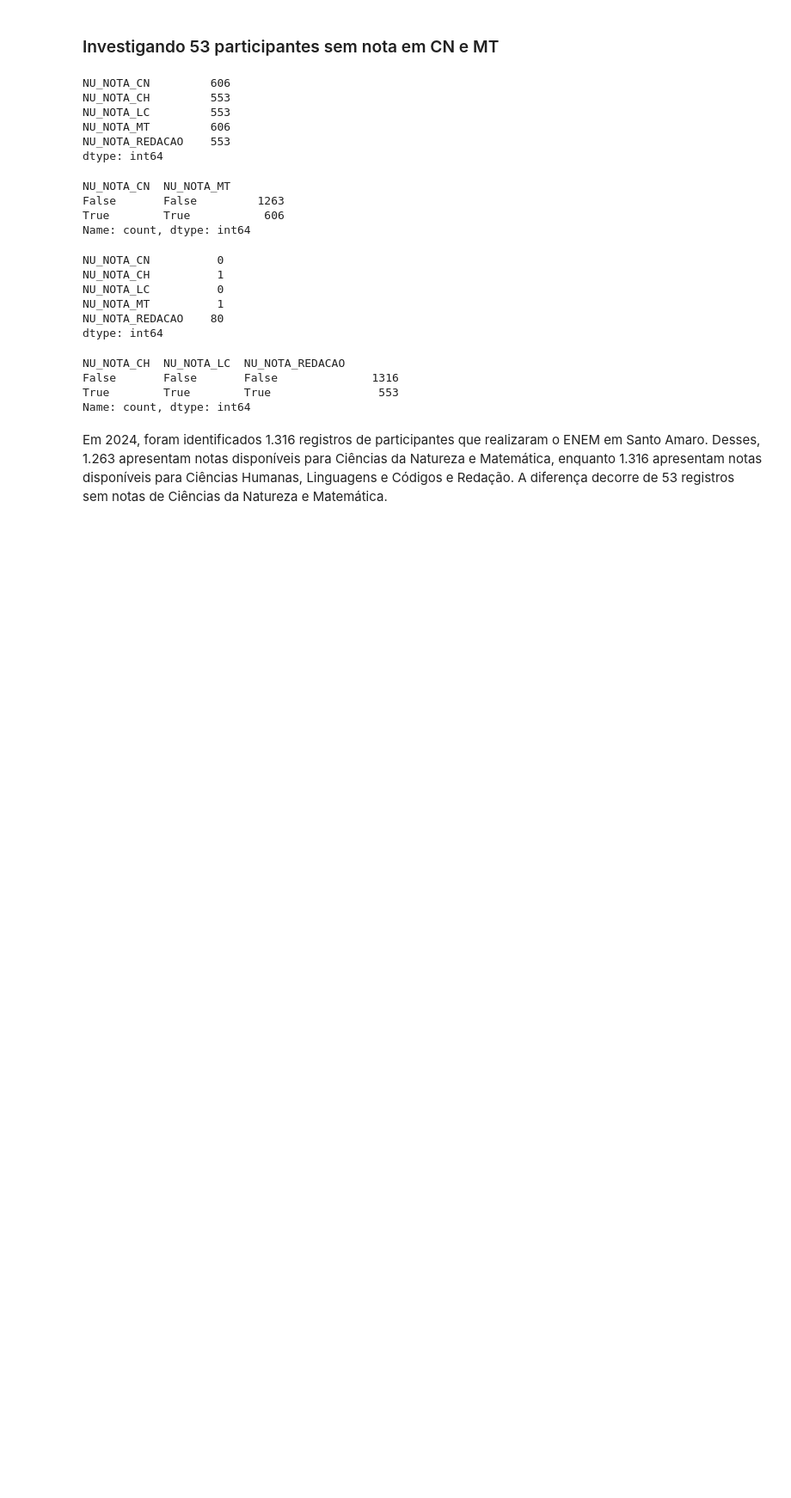
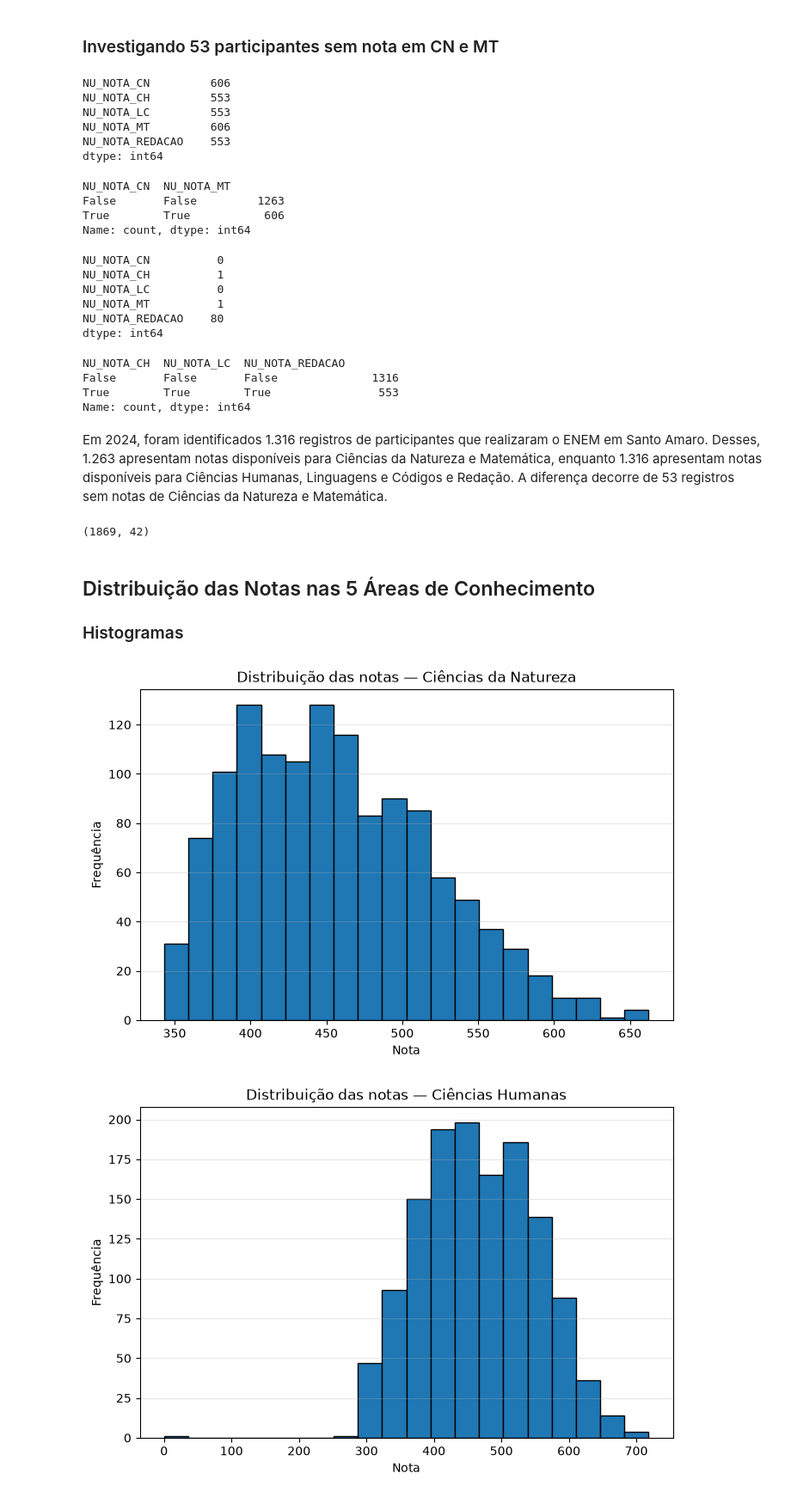
Before and after one commit to alexsilva75/analise_microdados_enem, a Jupyter notebook: analise_2024.ipynb, the cells around one changed output. Shown at 86% size. Cells and saved outputs as stored; diff of their text form; code cells hidden in the pictures; blank space fills up the shorter version.

```diff
--- a/analise_2024.ipynb
+++ b/analise_2024.ipynb
@@ -550,3 +530,28 @@ True        True        True                553
 Name: count, dtype: int64
 # %% [markdown]
 Em 2024, foram identificados 1.316 registros de participantes que realizaram o ENEM em Santo Amaro. Desses, 1.263 apresentam notas disponíveis para Ciências da Natureza e Matemática, enquanto 1.316 apresentam notas disponíveis para Ciências Humanas, Linguagens e Códigos e Redação. A diferença decorre de 53 registros sem notas de Ciências da Natureza e Matemática.
+# %%
+df_santo_amaro_resultados.shape
+# %% [output]
+(1869, 42)
+# %% [markdown]
+## Distribuição das Notas nas 5 Áreas de Conhecimento
+### Histogramas
+# %%
+import matplotlib.pyplot as plt
+
+for coluna, nome in areas.items():
+    dados = df_santo_amaro_resultados[coluna].dropna()
+
+    plt.figure(figsize=(8, 5))
+    plt.hist(dados, bins=20, edgecolor='black')
+
+    plt.title(f'Distribuição das notas — {nome}')
+    plt.xlabel('Nota')
+    plt.ylabel('Frequência')
+
+    plt.grid(axis='y', alpha=0.3)
+    plt.show()
+# %% [output]
+[figure, added]
+[figure, added]
```
Also changed, not shown: parts of 44 cells of this notebook.
